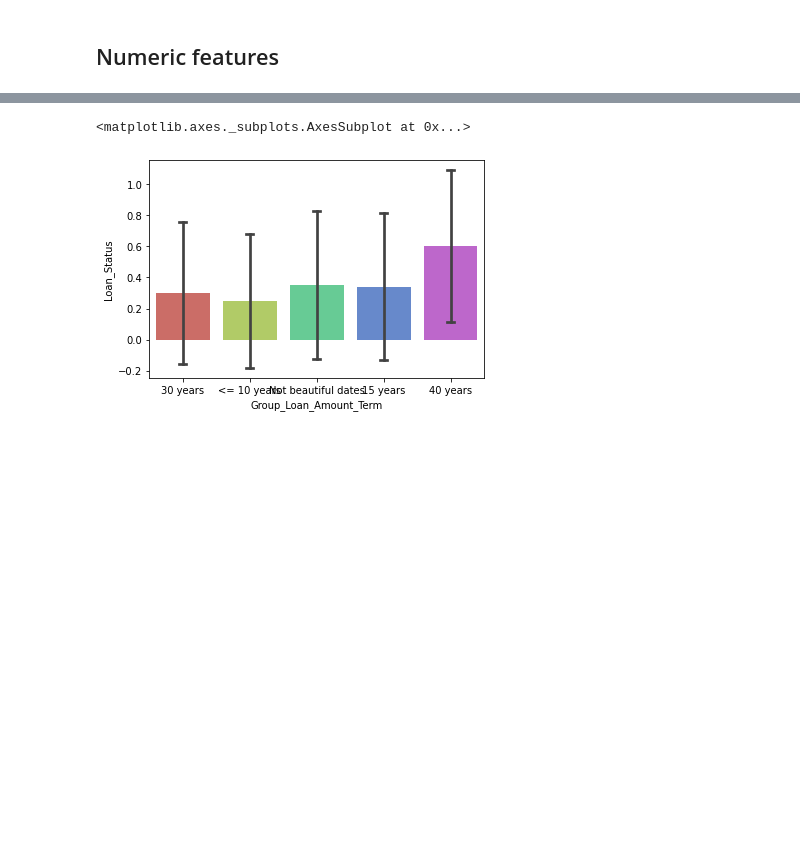
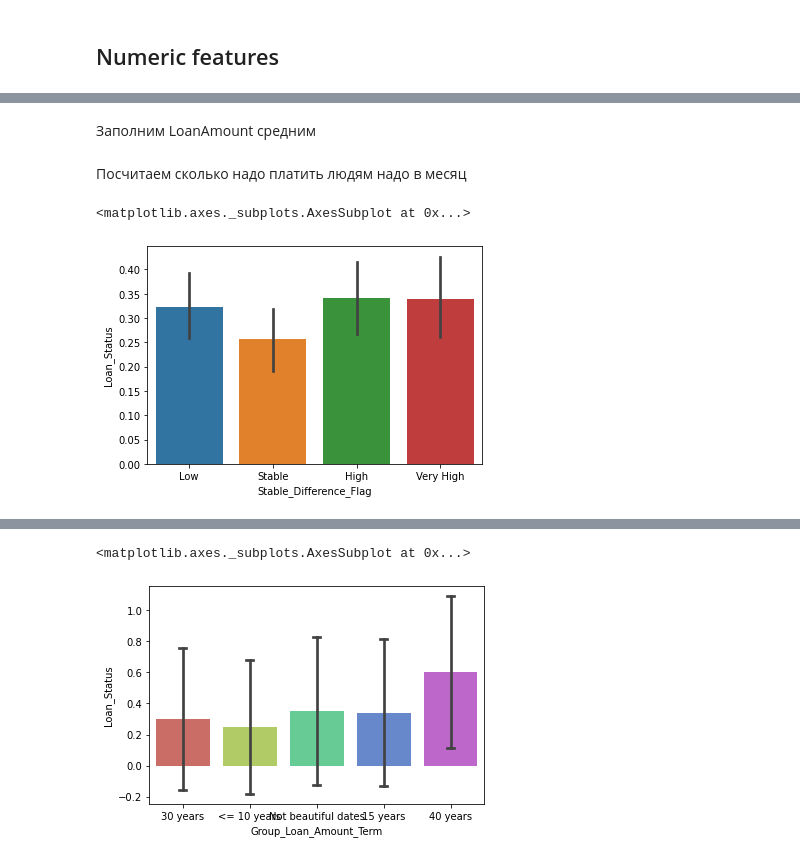
Before and after one commit to vita1pa/Loan-Prediction-Hackathon, a Jupyter notebook: Loan Prediction EDA - AV.ipynb, the cells around one changed output, grey strips where cells are left out. Drawn from its saved outputs; the diff is of its cells as text; code cells hidden in the pictures; blank space fills up the shorter version.

```diff
--- a/Loan Prediction EDA - AV.ipynb
+++ b/Loan Prediction EDA - AV.ipynb
@@ -189,8 +145,8 @@ Name: Loan_Amount_Term, dtype: int64
 # %%
-temp['Group_Loan_Amount_Term'] = temp['Loan_Amount_Term'].copy()
+train_num_tr['Group_Loan_Amount_Term'] = train_num_tr['Loan_Amount_Term'].copy()
 
-temp['Group_Loan_Amount_Term'] = temp['Group_Loan_Amount_Term'].replace([12.0, 36.0, 60.0, 84.0, 120.0], '<= 10 years')
-temp['Group_Loan_Amount_Term'] = temp['Group_Loan_Amount_Term'].replace(180.0, '15 years')
-temp['Group_Loan_Amount_Term'] = temp['Group_Loan_Amount_Term'].replace(360.0, '30 years')
-temp['Group_Loan_Amount_Term'] = temp['Group_Loan_Amount_Term'].replace([240.0, 300.0], 'Not beautiful dates')
-temp['Group_Loan_Amount_Term'] = temp['Group_Loan_Amount_Term'].replace([480.0], '40 years')
+train_num_tr['Group_Loan_Amount_Term'] = train_num_tr['Group_Loan_Amount_Term'].replace([12.0, 36.0, 60.0, 84.0, 120.0], '<= 10 years')
+train_num_tr['Group_Loan_Amount_Term'] = train_num_tr['Group_Loan_Amount_Term'].replace(180.0, '15 years')
+train_num_tr['Group_Loan_Amount_Term'] = train_num_tr['Group_Loan_Amount_Term'].replace(360.0, '30 years')
+train_num_tr['Group_Loan_Amount_Term'] = train_num_tr['Group_Loan_Amount_Term'].replace([240.0, 300.0], 'Not beautiful dates')
+train_num_tr['Group_Loan_Amount_Term'] = train_num_tr['Group_Loan_Amount_Term'].replace([480.0], '40 years')
@@ -196,0 +181,22 @@ temp['Group_Loan_Amount_Term'] = temp['Group_Loan_Amount_Term'].replace([480.0],
+# %%
+train_num_tr['Utility_Bills'] = train_cat_tr['Property_Area'].map({'Urban': 0.35, 'Semiurban': 0.3, 'Rural': 0.3})
+train_num_tr['Disposable_Income'] = train_num_tr['ApplicantIncome'] * (1 - train_num_tr['Utility_Bills'])
+# %% [markdown]
+Заполним LoanAmount средним
+# %%
+train_num_tr['LoanAmount'] = train_num_tr['LoanAmount'].fillna(train_num_tr['LoanAmount'].mean())
+# %% [markdown]
+Посчитаем сколько надо платить людям надо в месяц
+# %%
+train_num_tr['Monthly_Loan_Amount'] = train_num_tr['LoanAmount'] * 1000 / train_num_tr['Loan_Amount_Term']
+train_num_tr['Stable_Difference'] = train_num_tr['Disposable_Income'] - 2 * train_num_tr['Monthly_Loan_Amount']
+
+bins = [-16000, 1420, 2206, 3464, 67000]
+labels = ['Low', 'Stable', 'High', 'Very High']
+
+train_num_tr['Stable_Difference_Flag'] = pd.cut(train_num_tr['Stable_Difference'], labels=labels, bins=bins)
+# %%
+sns.barplot(x='Stable_Difference_Flag', y='Loan_Status', data=train_num_tr)
+# %% [output]
+<matplotlib.axes._subplots.AxesSubplot at 0x...>
+[figure, added]
```
Also changed, not shown: parts of 38 cells of this notebook.
